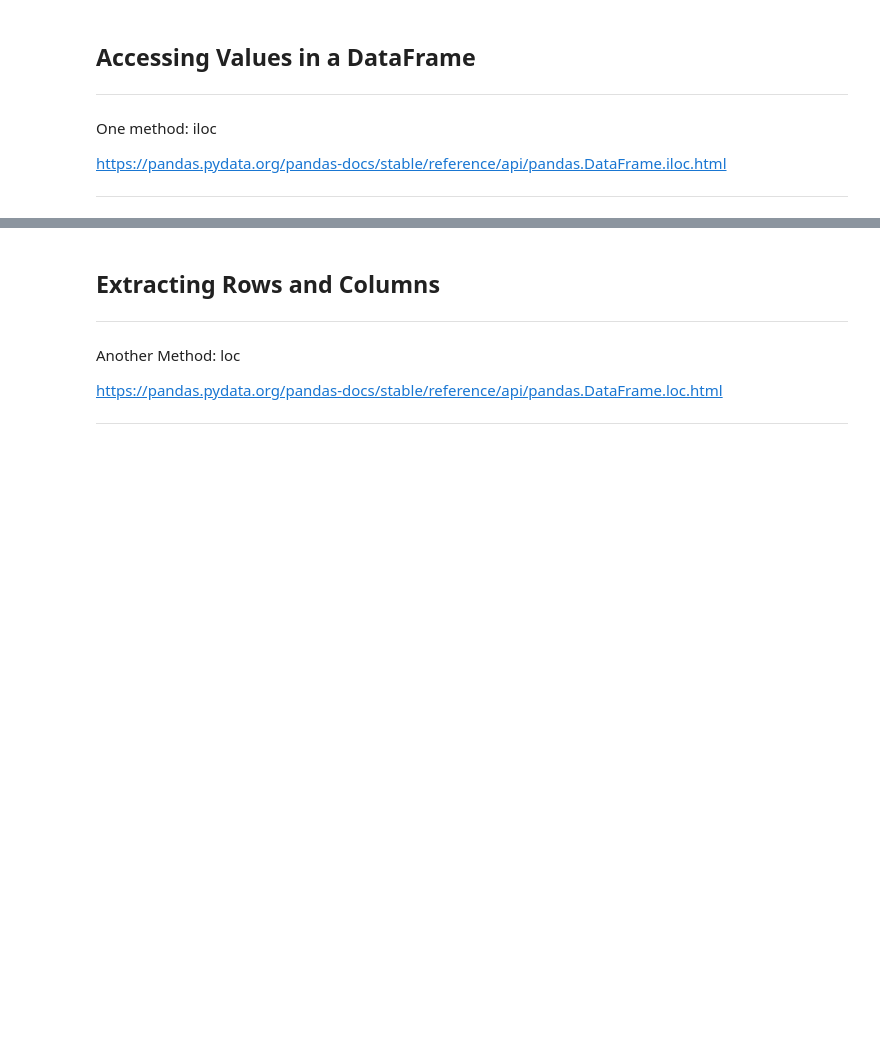
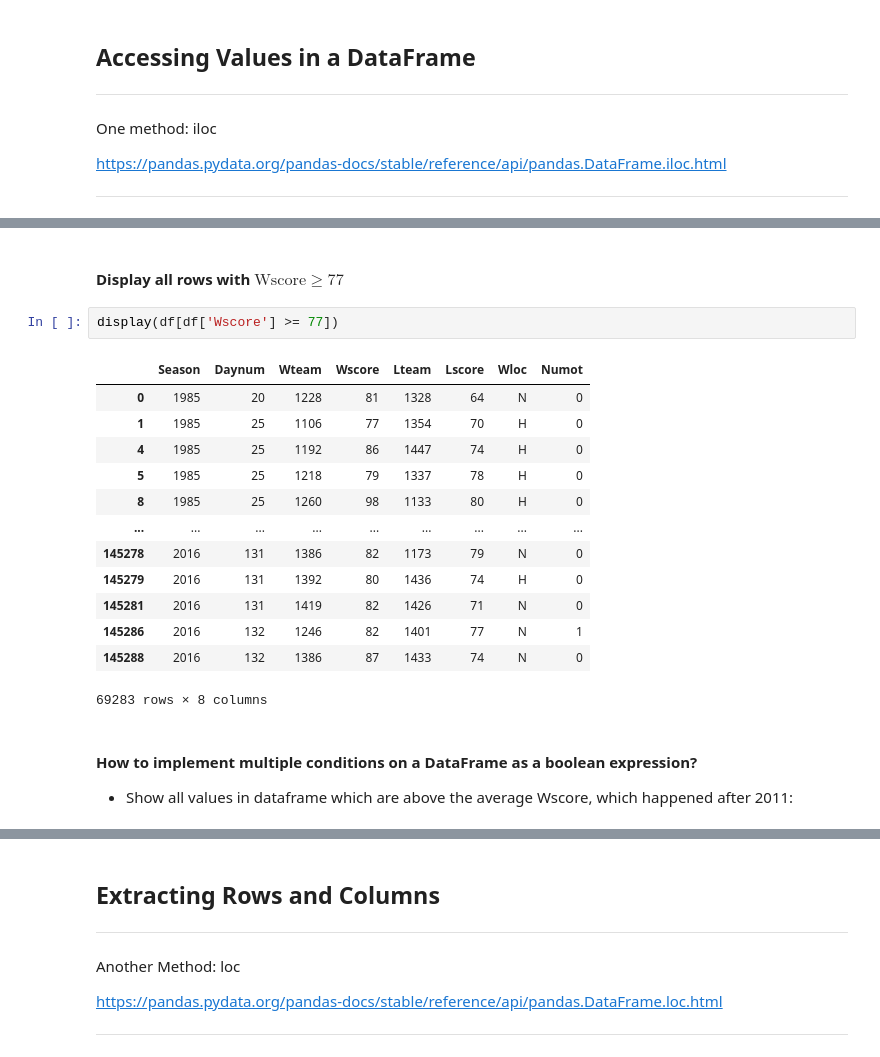
Before and after one commit to ADolbyB/data-science-python, a Jupyter notebook: 01-03_Basics/03_Pandas_Intro.ipynb, the cells around one changed output, grey strips where cells are left out. Saved outputs shown, nothing was run; the diff lists cells and outputs as text; blank space fills up the shorter version.

```diff
--- a/01-03_Basics/03_Pandas_Intro.ipynb
+++ b/01-03_Basics/03_Pandas_Intro.ipynb
@@ -542,0 +520,22 @@ df[(df['Season']>2011) & (df['Wscore']>77)]
+# %% [markdown]
+#### Display all rows with $ \mathrm{Wscore} \geq 77$
+# %%
+display(df[df['Wscore'] >= 77])
+# %% [output]
+|  | Season | Daynum | Wteam | Wscore | Lteam | Lscore | Wloc | Numot |
+| 0 | 1985 | 20 | 1228 | 81 | 1328 | 64 | N | 0 |
+| 1 | 1985 | 25 | 1106 | 77 | 1354 | 70 | H | 0 |
+| 4 | 1985 | 25 | 1192 | 86 | 1447 | 74 | H | 0 |
+| 5 | 1985 | 25 | 1218 | 79 | 1337 | 78 | H | 0 |
+| 8 | 1985 | 25 | 1260 | 98 | 1133 | 80 | H | 0 |
+| ... | ... | ... | ... | ... | ... | ... | ... | ... |
+| 145278 | 2016 | 131 | 1386 | 82 | 1173 | 79 | N | 0 |
+| 145279 | 2016 | 131 | 1392 | 80 | 1436 | 74 | H | 0 |
+| 145281 | 2016 | 131 | 1419 | 82 | 1426 | 71 | N | 0 |
+| 145286 | 2016 | 132 | 1246 | 82 | 1401 | 77 | N | 1 |
+| 145288 | 2016 | 132 | 1386 | 87 | 1433 | 74 | N | 0 |
+69283 rows × 8 columns
+# %% [markdown]
+#### How to implement multiple conditions on a DataFrame as a boolean expression?
+
+ - Show all values in dataframe which are above the average Wscore, which happened after 2011:
```
Also changed, not shown: parts of 92 cells of this notebook.
